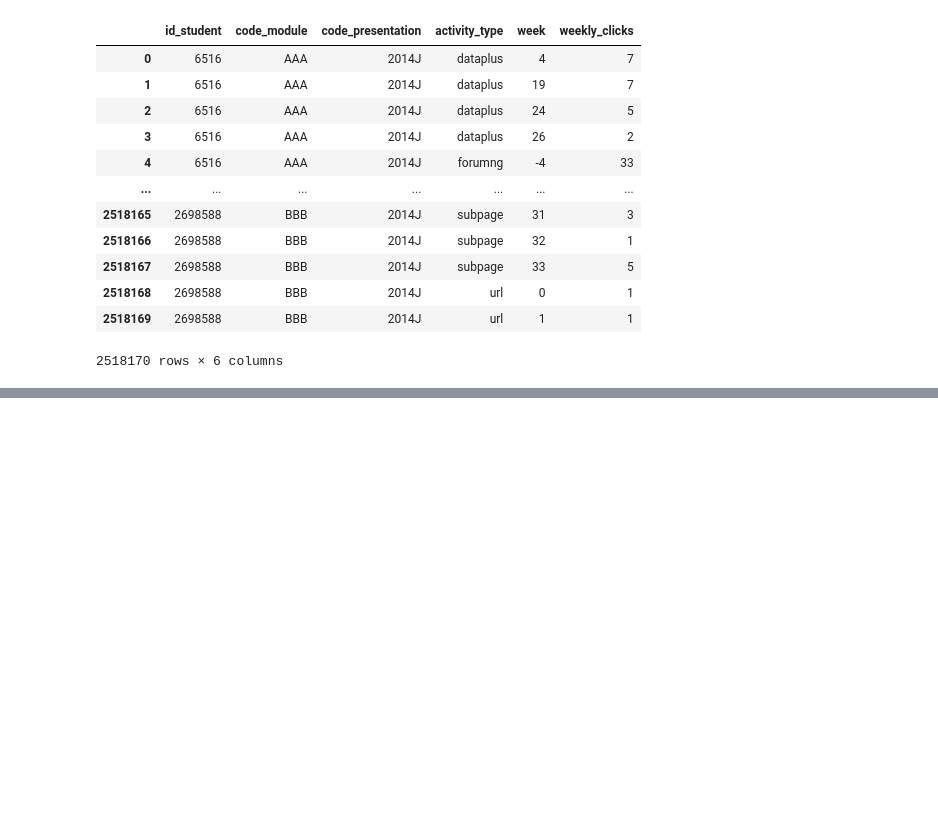
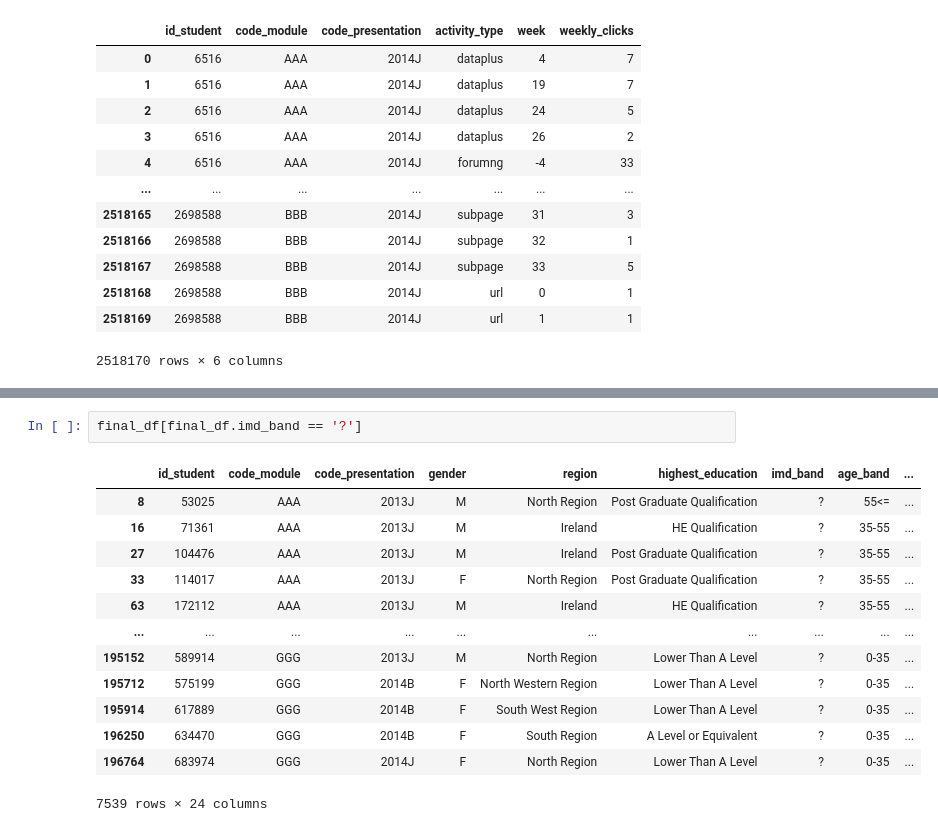
Before and after one commit to thiennguyen37-qn/early-academic-risk-warning, a Jupyter notebook: demo.ipynb, the cells around one changed output, grey strips where cells are left out. Cells and saved outputs as stored; diff of their text form; blank space fills up the shorter version.

```diff
--- a/demo.ipynb
+++ b/demo.ipynb
@@ -440,0 +676,16 @@ vle_weekly           DataFrame             id_student code_<...>2518170 rows x 6
+# %%
+final_df[final_df.imd_band == '?']
+# %% [output]
+|  | id_student | code_module | code_presentation | gender | region | highest_education | imd_band | age_band | ... |
+| 8 | 53025 | AAA | 2013J | M | North Region | Post Graduate Qualification | ? | 55<= | ... |
+| 16 | 71361 | AAA | 2013J | M | Ireland | HE Qualification | ? | 35-55 | ... |
+| 27 | 104476 | AAA | 2013J | M | Ireland | Post Graduate Qualification | ? | 35-55 | ... |
+| 33 | 114017 | AAA | 2013J | F | North Region | Post Graduate Qualification | ? | 35-55 | ... |
+| 63 | 172112 | AAA | 2013J | M | Ireland | HE Qualification | ? | 35-55 | ... |
+| ... | ... | ... | ... | ... | ... | ... | ... | ... | ... |
+| 195152 | 589914 | GGG | 2013J | M | North Region | Lower Than A Level | ? | 0-35 | ... |
+| 195712 | 575199 | GGG | 2014B | F | North Western Region | Lower Than A Level | ? | 0-35 | ... |
+| 195914 | 617889 | GGG | 2014B | F | South West Region | Lower Than A Level | ? | 0-35 | ... |
+| 196250 | 634470 | GGG | 2014B | F | South Region | A Level or Equivalent | ? | 0-35 | ... |
+| 196764 | 683974 | GGG | 2014J | F | North Region | Lower Than A Level | ? | 0-35 | ... |
+7539 rows × 24 columns
```
Also changed, not shown: parts of 15 cells of this notebook, 1 other file.
